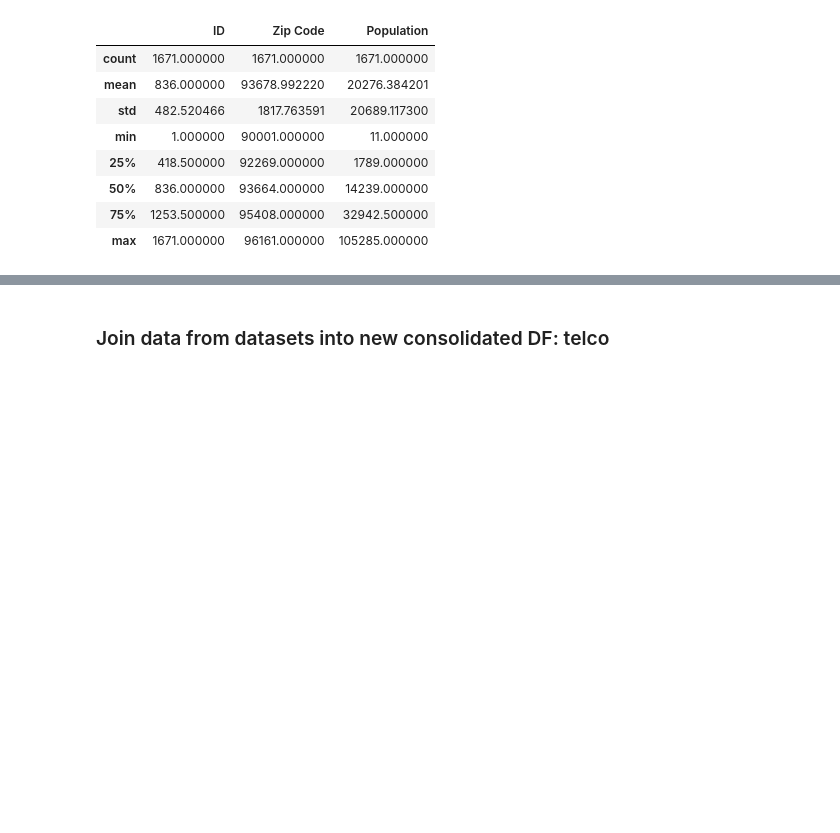
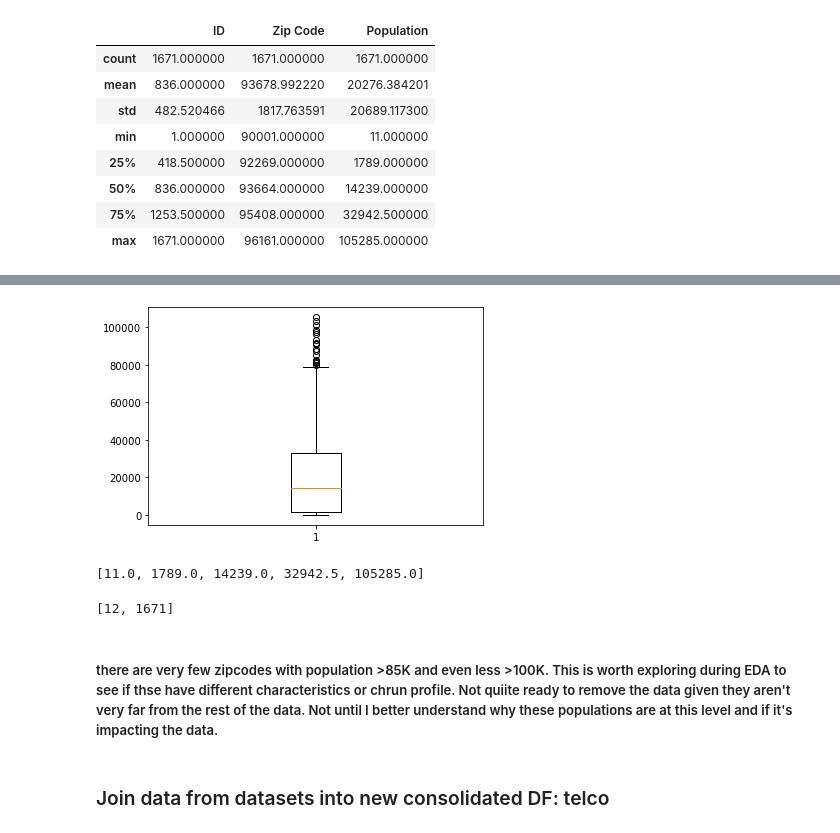
Before and after one commit to Khalif81/TelcoChurn, a Jupyter notebook: Telco_Churn_Data_Wrangling.ipynb, the cells around one changed output, grey strips where cells are left out. Saved outputs shown, nothing was run; the diff lists cells and outputs as text; code cells hidden in the pictures; blank space fills up the shorter version.

```diff
--- a/Telco_Churn_Data_Wrangling.ipynb
+++ b/Telco_Churn_Data_Wrangling.ipynb
@@ -549,3 +568,17 @@ population['Population'].hist(bins = 30);
+# %%
+plt.boxplot(population['Population']);
+# %% [output]
+[figure, added]
+# %%
+[np.percentile(population['Population'], k) for k in [0,25,50,75,100]]
+# %% [output]
+[11.0, 1789.0, 14239.0, 32942.5, 105285.0]
+# %%
+[(population['Population'] > 85000).sum(), population['Population'].count()]
+# %% [output]
+[12, 1671]
+# %% [markdown]
+##### there are very few zipcodes with population >85K and even less >100K.  This is worth exploring during EDA to see if thse have different characteristics or chrun profile.  Not quiite ready to remove the data given they aren't very far from the rest of the data. Not until I better understand why these populations are at this level and if it's impacting the data.
 # %% [markdown]
 ### Join data from datasets into new consolidated DF: telco
 # %%
```
Also changed, not shown: parts of 11 cells of this notebook.
